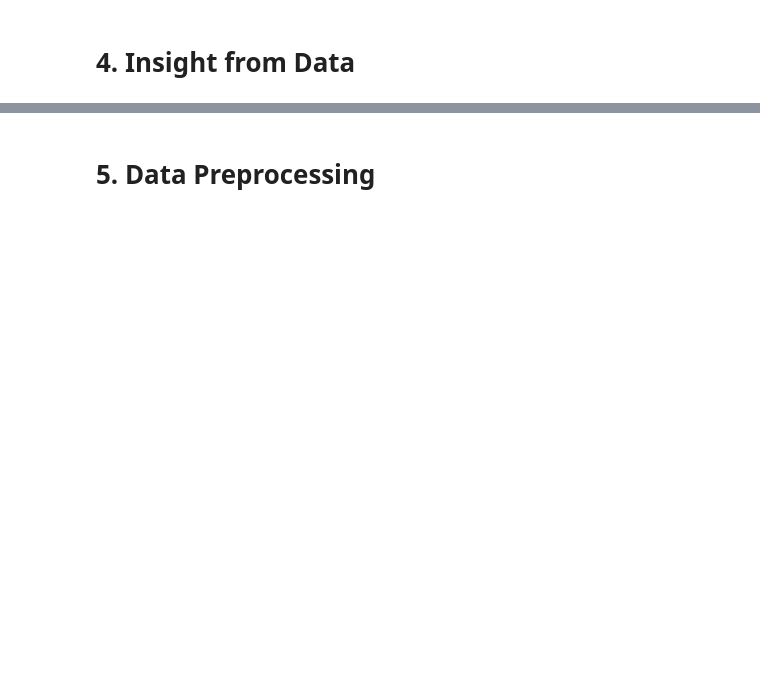
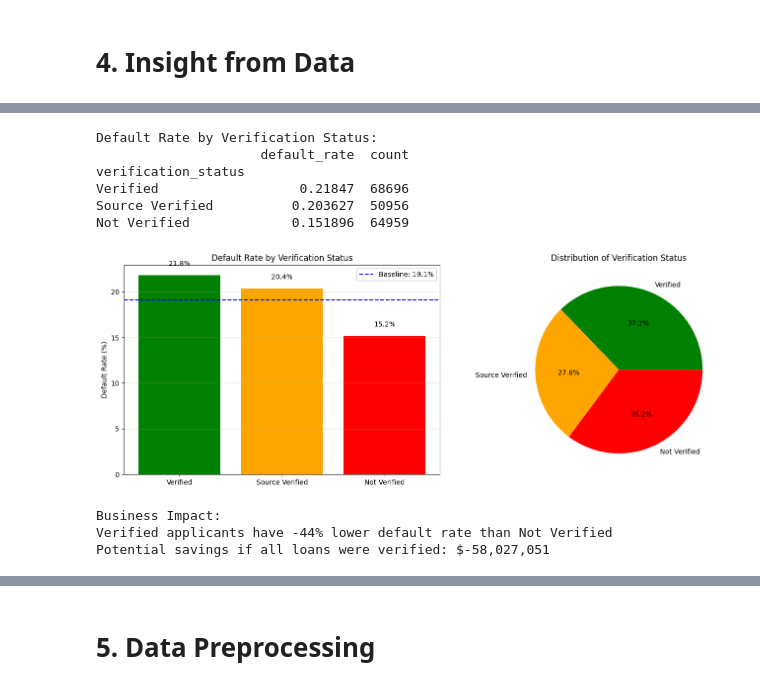
Before and after one commit to RevanzaIfannyA/lending-club-credit-risk-modeling, a Jupyter notebook: Lending Club Notebook.ipynb, the cells around one changed output, grey strips where cells are left out. Drawn from its saved outputs; the diff is of its cells as text; code cells hidden in the pictures; blank space fills up the shorter version.

```diff
--- a/Lending Club Notebook.ipynb
+++ b/Lending Club Notebook.ipynb
@@ -1319,0 +1725,53 @@ memory usage: 55.6+ MB
+# %%
+# Calculate default rate by verification status
+verif_default = df_insight.groupby('verification_status')['status_bad'].agg(['mean', 'count'])
+verif_default.columns = ['default_rate', 'count']
+verif_order = ['Verified', 'Source Verified', 'Not Verified']
+verif_default = verif_default.reindex(verif_order)
+
+print("Default Rate by Verification Status:")
+print(verif_default)
+
+# Visualization
+fig, axes = plt.subplots(1, 2, figsize=(14, 5))
+
+# Bar chart
+colors = ['green', 'orange', 'red']
+axes[0].bar(verif_default.index, verif_default['default_rate'] * 100, color=colors)
+axes[0].axhline(y=baseline * 100, color='blue', linestyle='--', label=f'Baseline: {baseline:.1%}')
+axes[0].set_ylabel('Default Rate (%)')
+axes[0].set_title('Default Rate by Verification Status')
+axes[0].legend()
+axes[0].grid(axis='y', alpha=0.3)
+
+for i, (idx, row) in enumerate(verif_default.iterrows()):
+    axes[0].text(i, row['default_rate'] * 100 + 1, f"{row['default_rate']:.1%}", ha='center')
+
+# Sample distribution
+axes[1].pie(verif_default['count'], labels=verif_default.index, autopct='%1.1f%%', colors=colors)
+axes[1].set_title('Distribution of Verification Status')
+
+plt.tight_layout()
+plt.savefig('Figures/insight_4_verification_analysis.png', dpi=100)
+plt.show()
+
+# Calculate risk reduction
+verified_rate = verif_default.loc['Verified', 'default_rate']
+not_verified_rate = verif_default.loc['Not Verified', 'default_rate']
+risk_reduction = (not_verified_rate - verified_rate) / not_verified_rate * 100
+
+print(f"\nBusiness Impact:")
+print(f"Verified applicants have {risk_reduction:.0f}% lower default rate than Not Verified")
+print(f"Potential savings if all loans were verified: "
+      f"${(not_verified_rate - verified_rate) * verif_default.loc['Not Verified', 'count'] * loan_avg:,.0f}")
+# %% [output]
+Default Rate by Verification Status:
+                     default_rate  count
+verification_status
+Verified                  0.21847  68696
+Source Verified          0.203627  50956
+Not Verified             0.151896  64959
+[figure, added]
+Business Impact:
+Verified applicants have -44% lower default rate than Not Verified
+Potential savings if all loans were verified: $-58,027,051
```
Also changed, not shown: parts of 57 cells of this notebook, 13 other files.
